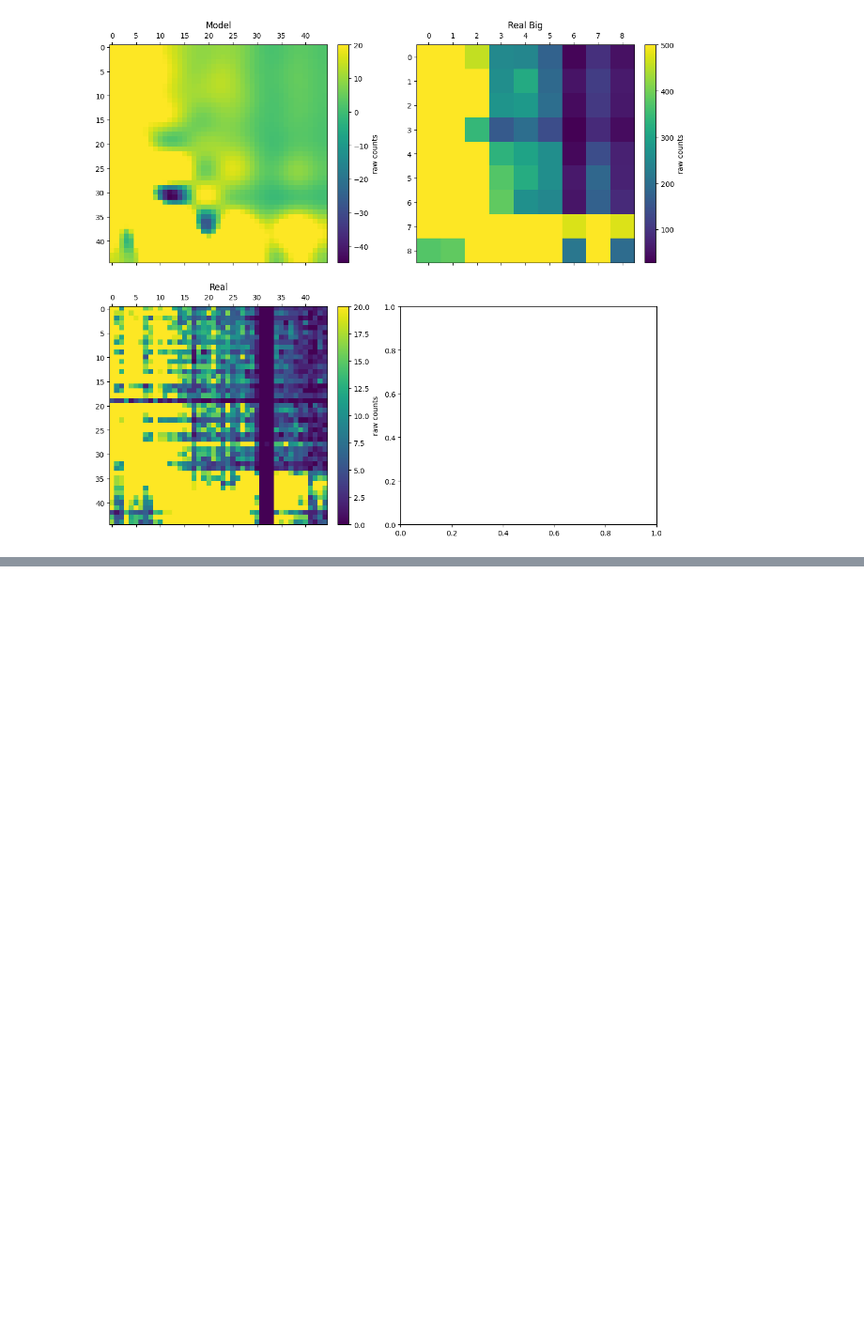
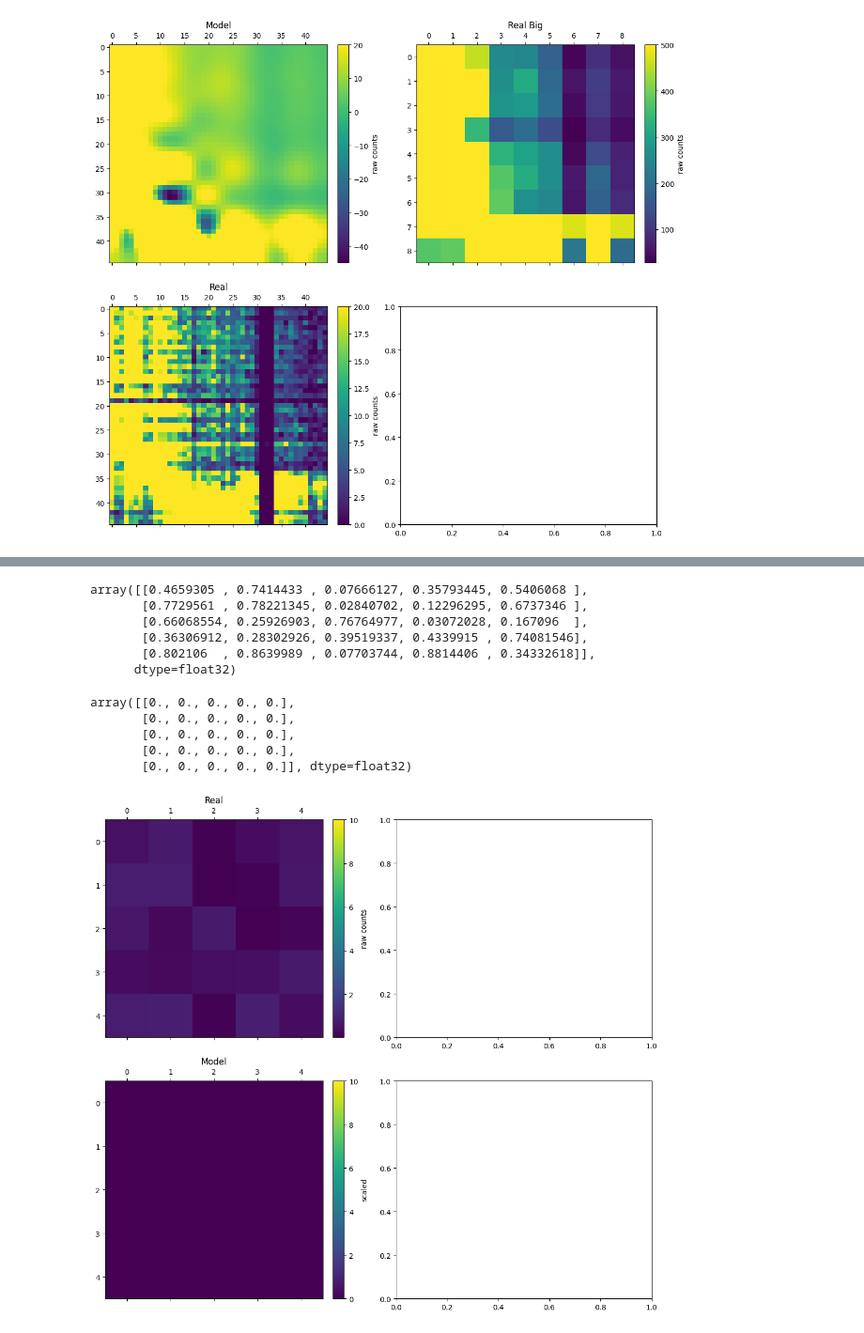
Before and after one commit to Reovirus/liftover_2d, a Jupyter notebook: test.ipynb, the cells around one changed output, grey strips where cells are left out. Shown at 94% size. Cells and saved outputs as stored; diff of their text form; code cells hidden in the pictures; blank space fills up the shorter version.

```diff
--- a/test.ipynb
+++ b/test.ipynb
@@ -294,0 +679,3 @@ for i in it.product('1234', '23465'):
+# %%
+for i in range(100):
+    fun()
@@ -294,0 +1016,2 @@ for i in it.product('1234', '23465'):
+# %%
+kernel = make_bspline_kernel(5, 2, 5)
@@ -294,0 +1038,39 @@ for i in it.product('1234', '23465'):
+# %%
+patch = np.random.rand(5, 5).astype(np.float32)
+# %%
+upscaled = upscale_patch(patch, kernel)
+# %%
+patch
+# %% [output]
+array([[0.4659305 , 0.7414433 , 0.07666127, 0.35793445, 0.5406068 ],
+       [0.7729561 , 0.78221345, 0.02840702, 0.12296295, 0.6737346 ],
+       [0.66068554, 0.25926903, 0.76764977, 0.03072028, 0.167096  ],
+       [0.36306912, 0.28302926, 0.39519337, 0.4339915 , 0.74081546],
+       [0.802106  , 0.8639989 , 0.07703744, 0.8814406 , 0.34332618]],
+      dtype=float32)
+# %%
+upscaled
+# %% [output]
+array([[0., 0., 0., 0., 0.],
+       [0., 0., 0., 0., 0.],
+       [0., 0., 0., 0., 0.],
+       [0., 0., 0., 0., 0.],
+       [0., 0., 0., 0., 0.]], dtype=float32)
+# %%
+vmax = 10
+f, ax = plt.subplots(2, 2, figsize=(7*2,6 * 2))
+
+im_1 = ax[0][0].matshow(patch, vmax=vmax)
+plt.colorbar(im_1 ,fraction=0.046, pad=0.04, label='raw counts', ax=ax[0][0])
+ax[0][0].xaxis.set_label_position('top')
+ax[0][0].set_title('Real')
+
+im_2 = ax[1][0].matshow(upscaled, vmax=vmax)
+plt.colorbar(im_2 ,fraction=0.046, pad=0.04, label='scaled', ax=ax[1][0])
+ax[1][0].xaxis.set_label_position('top')
+ax[1][0].set_title('Model')
+
+
+plt.show()
+# %% [output]
+[figure, added]
```
Also changed, not shown: parts of 69 cells of this notebook, 9 other files.
